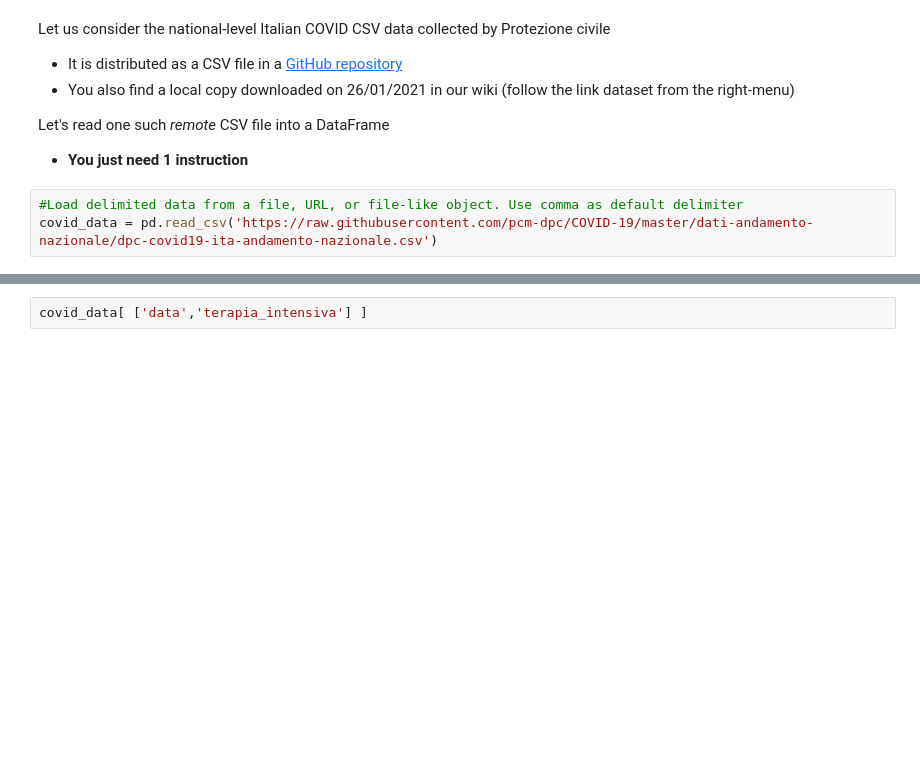
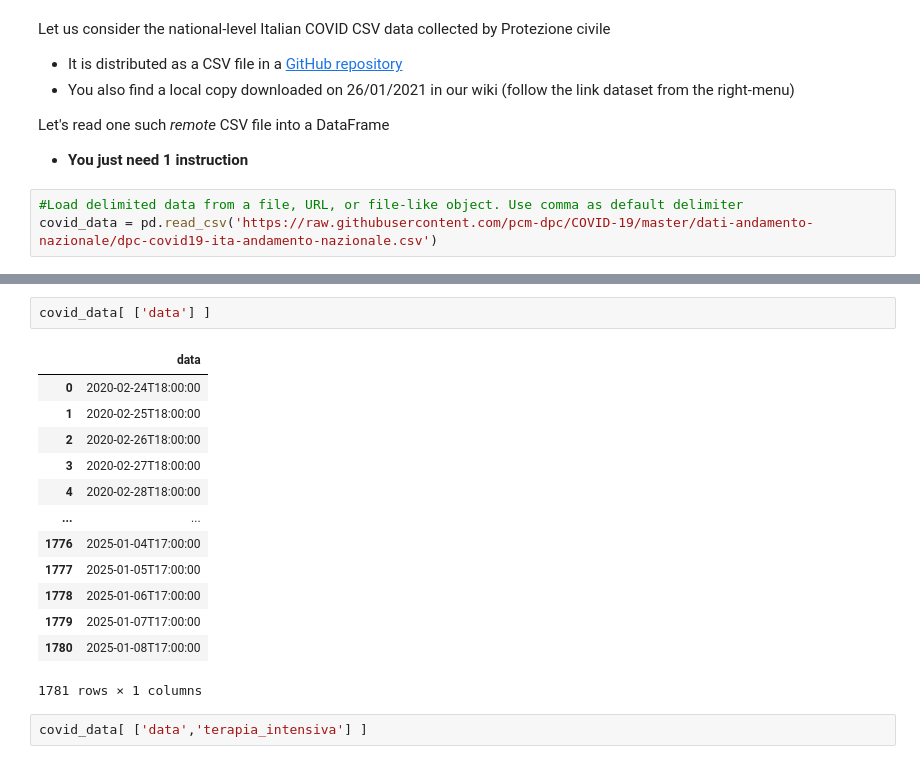
Before and after one commit to EMbeDS-education/ComputingDataAnalysisModeling20252026, a Jupyter notebook: ICT/jupyter/jupyterNotebooks/06NumPy_Pandas.ipynb, the cells around one changed output, grey strips where cells are left out. Saved outputs shown, nothing was run; the diff lists cells and outputs as text; blank space fills up the shorter version.

```diff
--- a/ICT/jupyter/jupyterNotebooks/06NumPy_Pandas.ipynb
+++ b/ICT/jupyter/jupyterNotebooks/06NumPy_Pandas.ipynb
@@ -2103,3 +2430,19 @@ covid_data['data']
+# %%
+covid_data[ ['data'] ]
+# %% [output]
+|  | data |
+| 0 | 2020-02-24T18:00:00 |
+| 1 | 2020-02-25T18:00:00 |
+| 2 | 2020-02-26T18:00:00 |
+| 3 | 2020-02-27T18:00:00 |
+| 4 | 2020-02-28T18:00:00 |
+| ... | ... |
+| 1776 | 2025-01-04T17:00:00 |
+| 1777 | 2025-01-05T17:00:00 |
+| 1778 | 2025-01-06T17:00:00 |
+| 1779 | 2025-01-07T17:00:00 |
+| 1780 | 2025-01-08T17:00:00 |
+1781 rows × 1 columns
 # %%
 covid_data[ ['data','terapia_intensiva'] ]
 # %%
```
Also changed, not shown: parts of 77 cells of this notebook.
